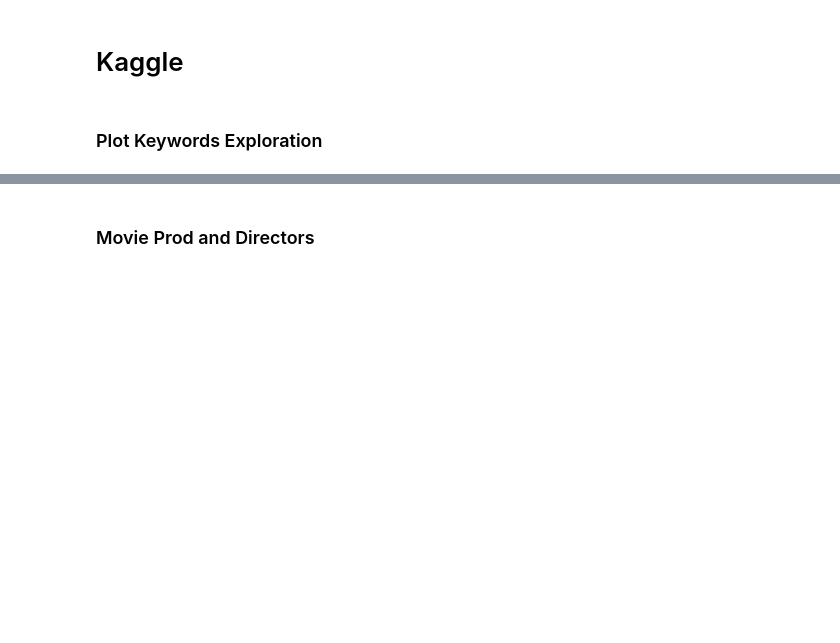
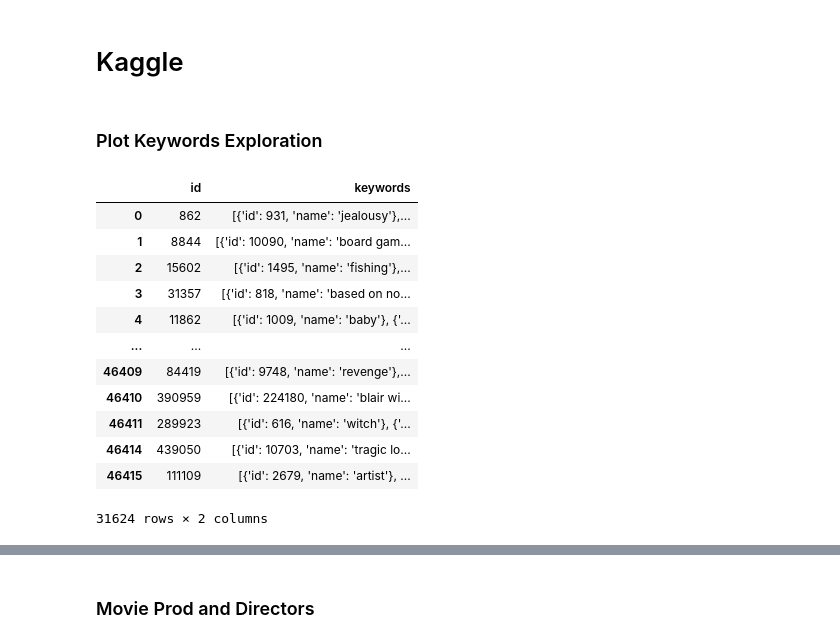
Before and after one commit to mrozenva/dsc-phase-1-project-campus, a Jupyter notebook: data_inspection.ipynb, the cells around one changed output, grey strips where cells are left out. Cells and saved outputs as stored; diff of their text form; code cells hidden in the pictures; blank space fills up the shorter version.

```diff
--- a/data_inspection.ipynb
+++ b/data_inspection.ipynb
@@ -189,6 +189,22 @@ import re
 
 kaggle_plot_keywords['keywords'] = kaggle_plot_keywords['keywords'].map(lambda x: '' if len(x) < 4 else x)
 kaggle_plot_keywords = kaggle_plot_keywords.drop(kaggle_plot_keywords[kaggle_plot_keywords['keywords'] == ''].index)
+# %%
+kaggle_plot_keywords
+# %% [output]
+|  | id | keywords |
+| 0 | 862 | [{'id': 931, 'name': 'jealousy'},... |
+| 1 | 8844 | [{'id': 10090, 'name': 'board gam... |
+| 2 | 15602 | [{'id': 1495, 'name': 'fishing'},... |
+| 3 | 31357 | [{'id': 818, 'name': 'based on no... |
+| 4 | 11862 | [{'id': 1009, 'name': 'baby'}, {'... |
+| ... | ... | ... |
+| 46409 | 84419 | [{'id': 9748, 'name': 'revenge'},... |
+| 46410 | 390959 | [{'id': 224180, 'name': 'blair wi... |
+| 46411 | 289923 | [{'id': 616, 'name': 'witch'}, {'... |
+| 46414 | 439050 | [{'id': 10703, 'name': 'tragic lo... |
+| 46415 | 111109 | [{'id': 2679, 'name': 'artist'}, ... |
+31624 rows × 2 columns
 # %%
 entry1 = kaggle_plot_keywords.loc[0, 'keywords']
 p = re.compile('(?<!\\\\)\'')
```
Also changed, not shown: parts of 7 cells of this notebook.
